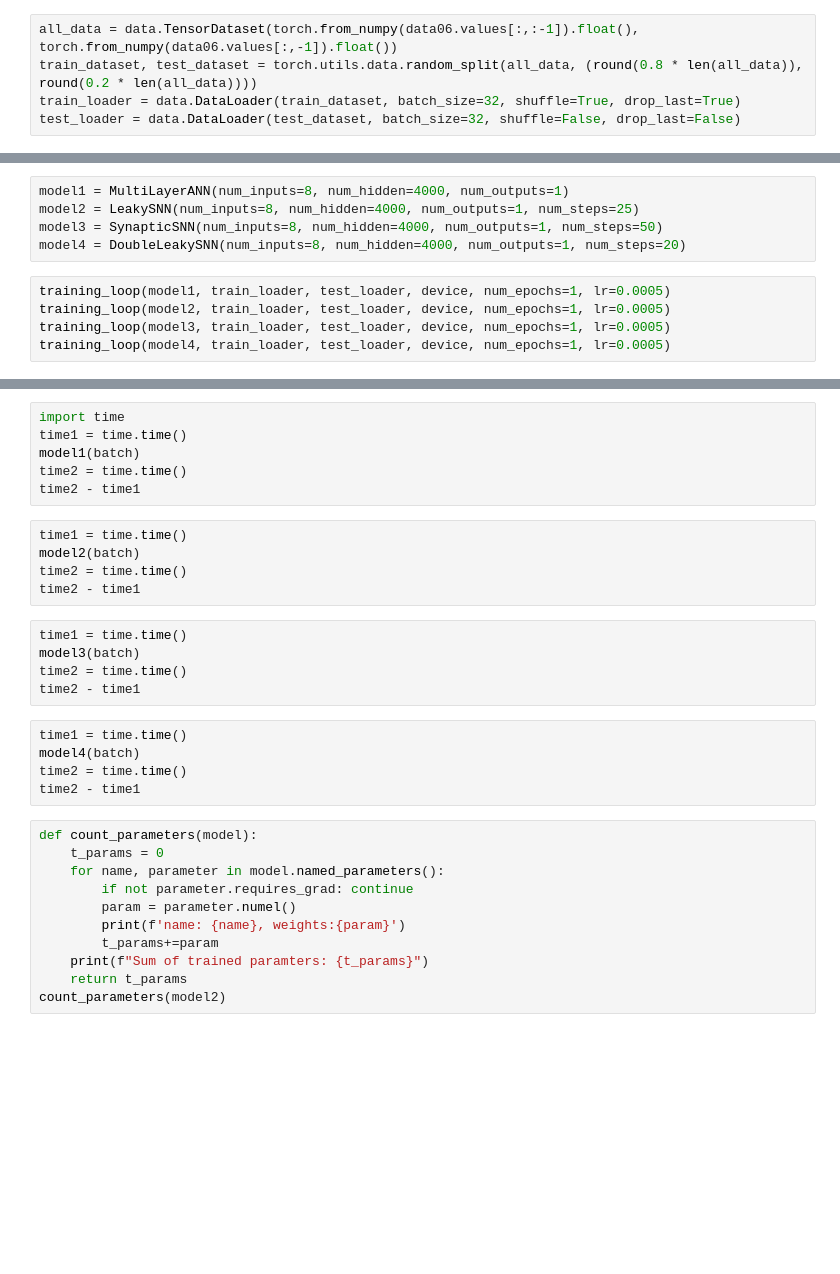
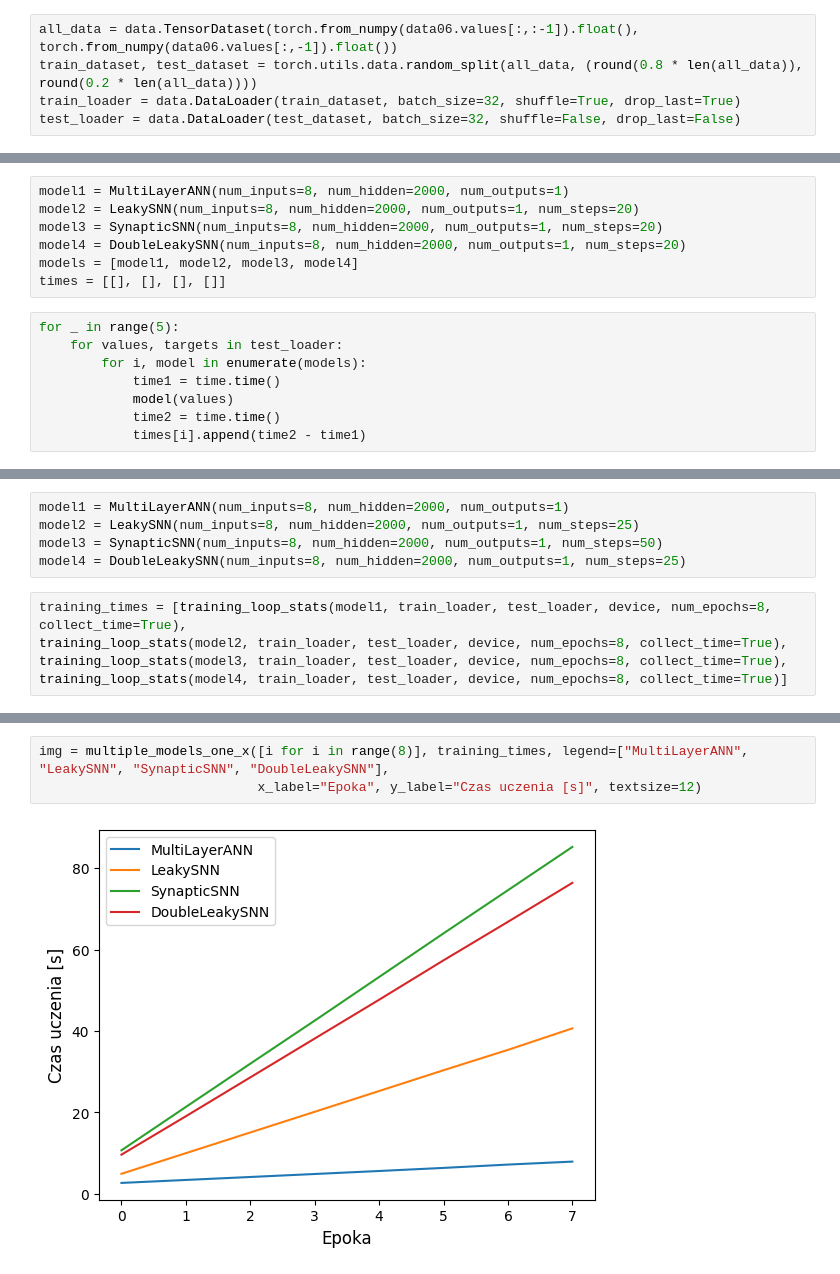
Before and after one commit to Jungliana/SNN-air-pollution, a Jupyter notebook: notebooks/profiling.ipynb, the cells around one changed output, grey strips where cells are left out. Saved outputs shown, nothing was run; the diff lists cells and outputs as text; blank space fills up the shorter version.

Commit message:
Model profiling, added graphing functions

```diff
--- a/notebooks/profiling.ipynb
+++ b/notebooks/profiling.ipynb
@@ -90,0 +121,15 @@ test_loader = data.DataLoader(test_dataset, batch_size=32, shuffle=False, drop_l
+# %%
+model1 = MultiLayerANN(num_inputs=8, num_hidden=2000, num_outputs=1)
+model2 = LeakySNN(num_inputs=8, num_hidden=2000, num_outputs=1, num_steps=20)
+model3 = SynapticSNN(num_inputs=8, num_hidden=2000, num_outputs=1, num_steps=20)
+model4 = DoubleLeakySNN(num_inputs=8, num_hidden=2000, num_outputs=1, num_steps=20)
+models = [model1, model2, model3, model4]
+times = [[], [], [], []]
+# %%
+for _ in range(5):
+    for values, targets in test_loader:
+        for i, model in enumerate(models):
+            time1 = time.time()
+            model(values)
+            time2 = time.time()
+            times[i].append(time2 - time1)
@@ -91,10 +148,10 @@ test_loader = data.DataLoader(test_dataset, batch_size=32, shuffle=False, drop_l
 # %%
-model1 = MultiLayerANN(num_inputs=8, num_hidden=4000, num_outputs=1)
-model2 = LeakySNN(num_inputs=8, num_hidden=4000, num_outputs=1, num_steps=25)
-model3 = SynapticSNN(num_inputs=8, num_hidden=4000, num_outputs=1, num_steps=50)
-model4 = DoubleLeakySNN(num_inputs=8, num_hidden=4000, num_outputs=1, num_steps=20)
+model1 = MultiLayerANN(num_inputs=8, num_hidden=2000, num_outputs=1)
+model2 = LeakySNN(num_inputs=8, num_hidden=2000, num_outputs=1, num_steps=25)
+model3 = SynapticSNN(num_inputs=8, num_hidden=2000, num_outputs=1, num_steps=50)
+model4 = DoubleLeakySNN(num_inputs=8, num_hidden=2000, num_outputs=1, num_steps=25)
 # %%
-training_loop(model1, train_loader, test_loader, device, num_epochs=1, lr=0.0005)
-training_loop(model2, train_loader, test_loader, device, num_epochs=1, lr=0.0005)
-training_loop(model3, train_loader, test_loader, device, num_epochs=1, lr=0.0005)
-training_loop(model4, train_loader, test_loader, device, num_epochs=1, lr=0.0005)
+training_times = [training_loop_stats(model1, train_loader, test_loader, device, num_epochs=8, collect_time=True),
+training_loop_stats(model2, train_loader, test_loader, device, num_epochs=8, collect_time=True),
+training_loop_stats(model3, train_loader, test_loader, device, num_epochs=8, collect_time=True),
+training_loop_stats(model4, train_loader, test_loader, device, num_epochs=8, collect_time=True)]
@@ -117,32 +158,5 @@ print(model_size(model4))
-# %%
-import time
-time1 = time.time()
-model1(batch)
-time2 = time.time()
-time2 - time1
-# %%
-time1 = time.time()
-model2(batch)
-time2 = time.time()
-time2 - time1
-# %%
-time1 = time.time()
-model3(batch)
-time2 = time.time()
-time2 - time1
-# %%
-time1 = time.time()
-model4(batch)
-time2 = time.time()
-time2 - time1
-# %%
-def count_parameters(model):
-    t_params = 0
-    for name, parameter in model.named_parameters():
-        if not parameter.requires_grad: continue
-        param = parameter.numel()
-        print(f'name: {name}, weights:{param}')
-        t_params+=param
-    print(f"Sum of trained paramters: {t_params}")
-    return t_params
-count_parameters(model2)
+# %%
+img = multiple_models_one_x([i for i in range(8)], training_times, legend=["MultiLayerANN", "LeakySNN", "SynapticSNN", "DoubleLeakySNN"],
+                            x_label="Epoka", y_label="Czas uczenia [s]", textsize=12)
+# %% [output]
+[figure, added]
```
Also changed, not shown: parts of 15 cells of this notebook, 2 other files.
